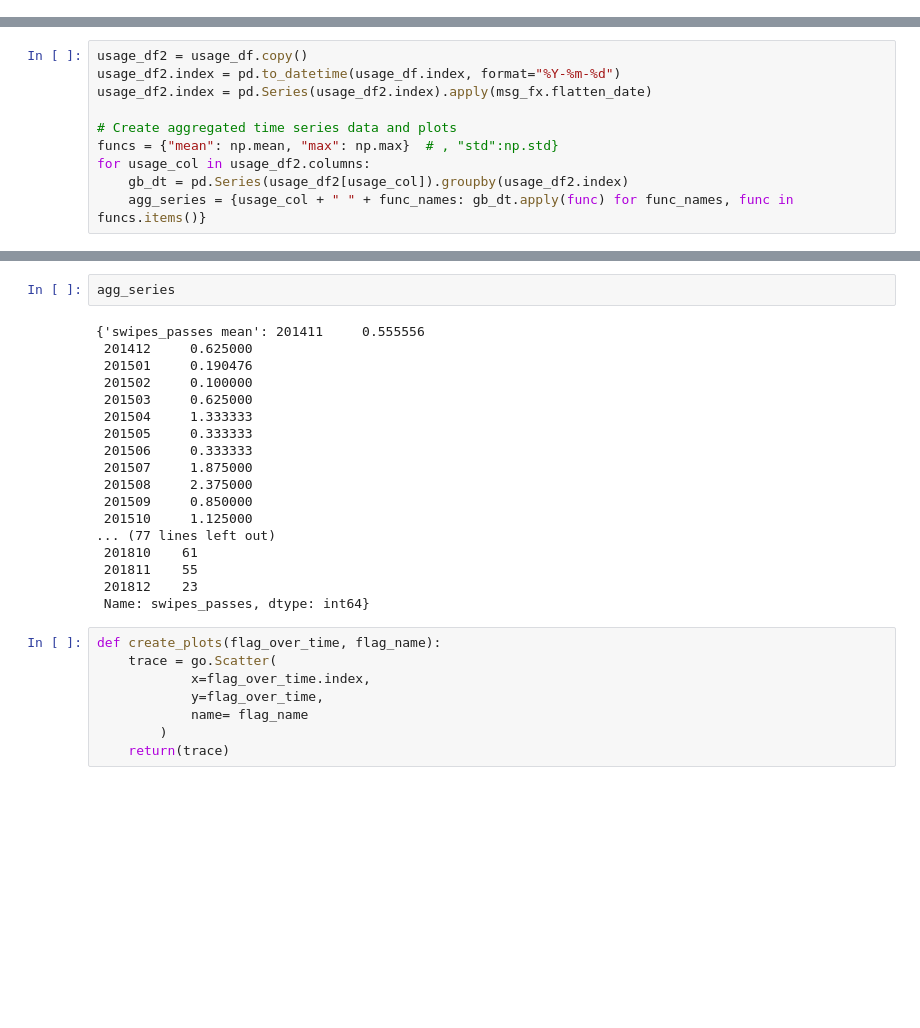
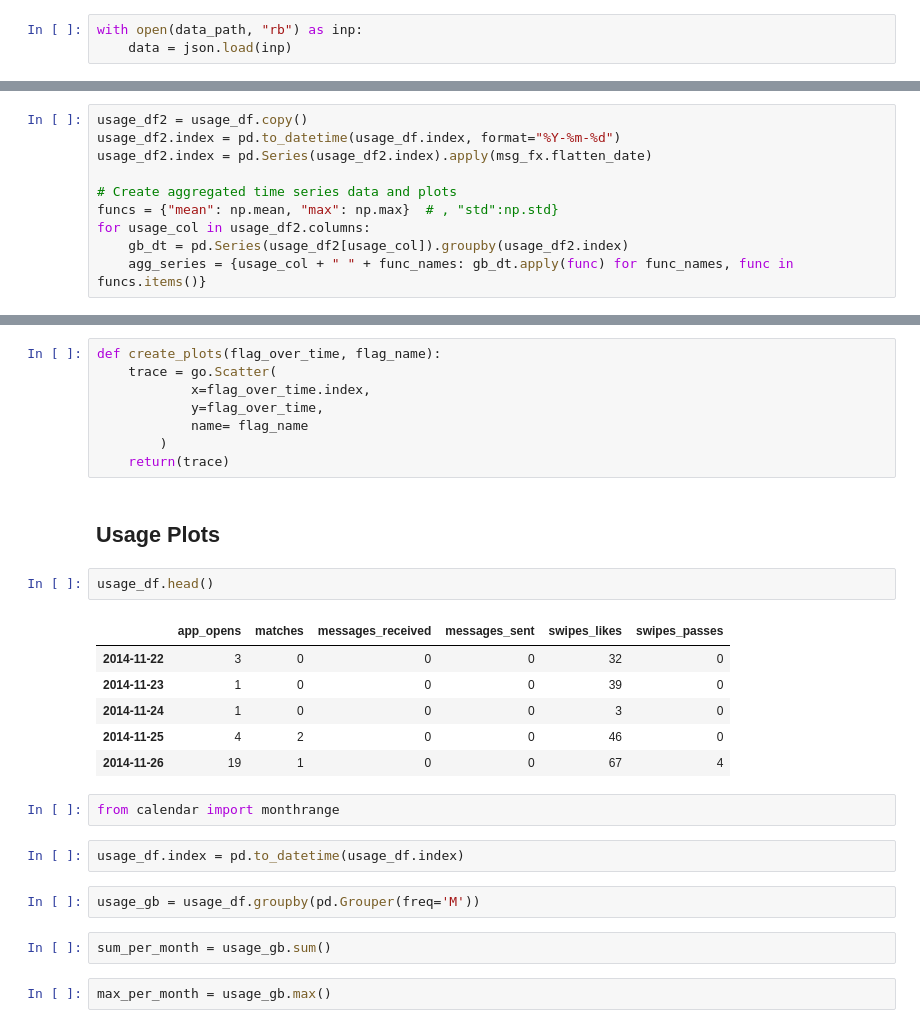
Before and after one commit to malctaylor15/Tinder_dash, a Jupyter notebook: Notebooks/Demo Charts v1.ipynb, the cells around one changed output, grey strips where cells are left out. Cells and saved outputs as stored; diff of their text form; blank space fills up the shorter version.

```diff
--- a/Notebooks/Demo Charts v1.ipynb
+++ b/Notebooks/Demo Charts v1.ipynb
@@ -108,5 +108,8 @@ df.head()
 ## Apply table knowledge
 # %%
 from Scripts import usage_analysis_fx as usage
+# %%
+with open(data_path, "rb") as inp:
+    data = json.load(inp)
 # %%
 usage_df = pd.DataFrame(data["Usage"])
@@ -194,23 +201,3 @@ for trace2 in traces:
-# %%
-agg_series
-# %% [output]
-{'swipes_passes mean': 201411     0.555556
- 201412     0.625000
- 201501     0.190476
- 201502     0.100000
- 201503     0.625000
- 201504     1.333333
- 201505     0.333333
- 201506     0.333333
- 201507     1.875000
- 201508     2.375000
- 201509     0.850000
- 201510     1.125000
-... (77 lines left out)
- 201810    61
- 201811    55
- 201812    23
- Name: swipes_passes, dtype: int64}
 # %%
 def create_plots(flag_over_time, flag_name):
     trace = go.Scatter(
@@ -219,3 +206,24 @@ def create_plots(flag_over_time, flag_name):
             name= flag_name
         )
     return(trace)
+# %% [markdown]
+## Usage Plots
+# %%
+usage_df.head()
+# %% [output]
+|  | app_opens | matches | messages_received | messages_sent | swipes_likes | swipes_passes |
+| 2014-11-22 | 3 | 0 | 0 | 0 | 32 | 0 |
+| 2014-11-23 | 1 | 0 | 0 | 0 | 39 | 0 |
+| 2014-11-24 | 1 | 0 | 0 | 0 | 3 | 0 |
+| 2014-11-25 | 4 | 2 | 0 | 0 | 46 | 0 |
+| 2014-11-26 | 19 | 1 | 0 | 0 | 67 | 4 |
+# %%
+from calendar import monthrange
+# %%
+usage_df.index = pd.to_datetime(usage_df.index)
+# %%
+usage_gb = usage_df.groupby(pd.Grouper(freq='M'))
+# %%
+sum_per_month = usage_gb.sum()
+# %%
+max_per_month = usage_gb.max()
```
Also changed, not shown: parts of 27 cells of this notebook, 1 other file.
